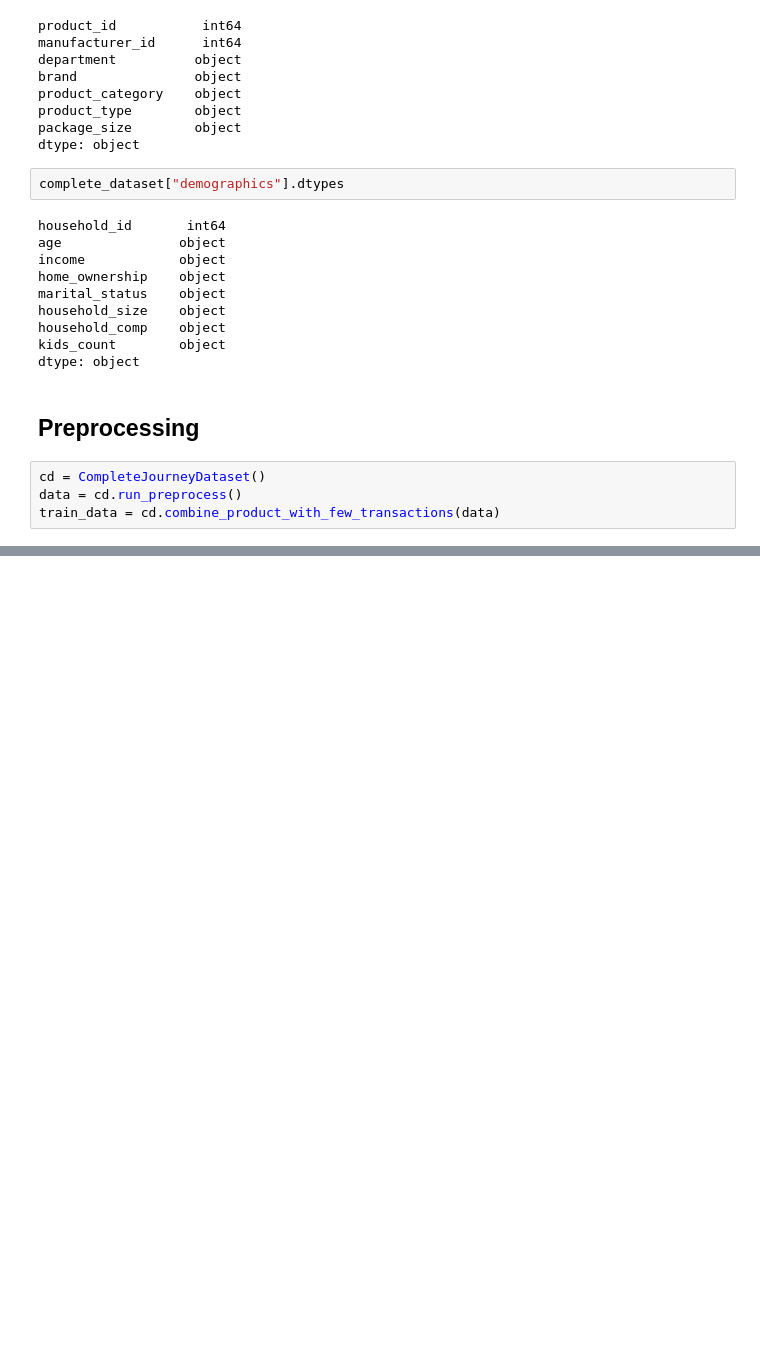
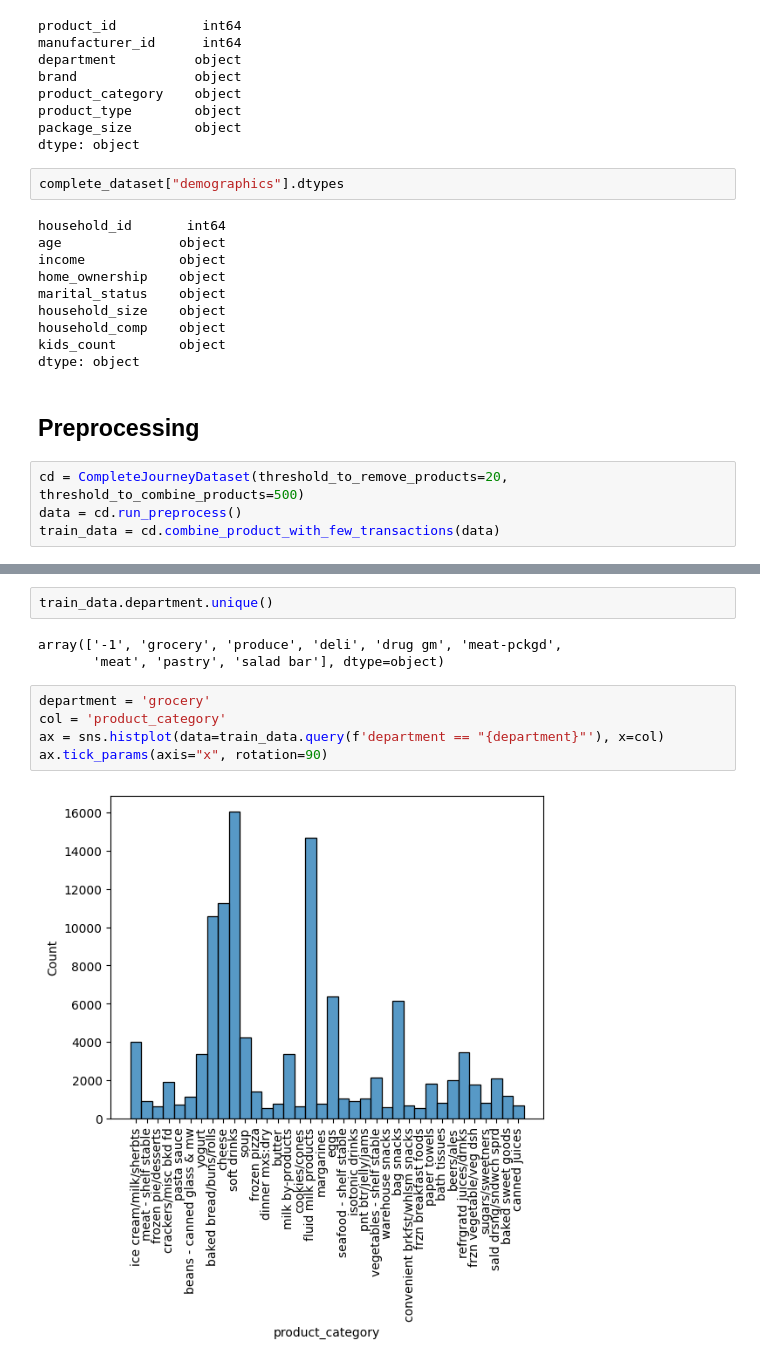
Before and after one commit to YuXia-SR/syncomp, a Jupyter notebook: notebooks/experiment_plan.ipynb, the cells around one changed output, grey strips where cells are left out. Drawn from its saved outputs; the diff is of its cells as text; blank space fills up the shorter version.

```diff
--- a/notebooks/experiment_plan.ipynb
+++ b/notebooks/experiment_plan.ipynb
@@ -62,7 +65,7 @@ dtype: object
 # %% [markdown]
 ## Preprocessing
 # %%
-cd = CompleteJourneyDataset()
+cd = CompleteJourneyDataset(threshold_to_remove_products=20, threshold_to_combine_products=500)
 data = cd.run_preprocess()
 train_data = cd.combine_product_with_few_transactions(data)
 # %% [output]
@@ -157,0 +122,12 @@ Name: week, dtype: float64
+# %%
+train_data.department.unique()
+# %% [output]
+array(['-1', 'grocery', 'produce', 'deli', 'drug gm', 'meat-pckgd',
+       'meat', 'pastry', 'salad bar'], dtype=object)
+# %%
+department = 'grocery'
+col = 'product_category'
+ax = sns.histplot(data=train_data.query(f'department == "{department}"'), x=col)
+ax.tick_params(axis="x", rotation=90)
+# %% [output]
+[figure, added]
```
Also changed, not shown: parts of 16 cells of this notebook, 5 other files.
